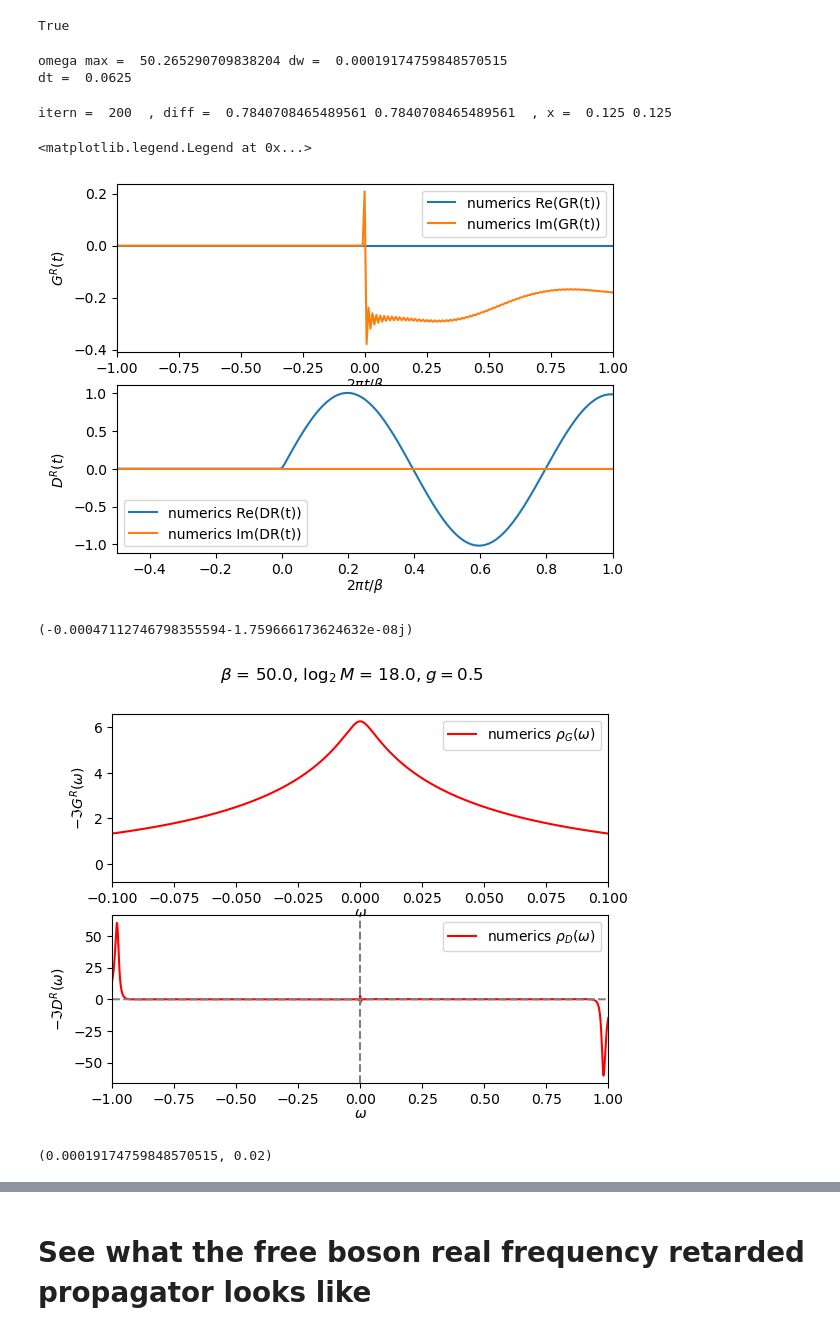
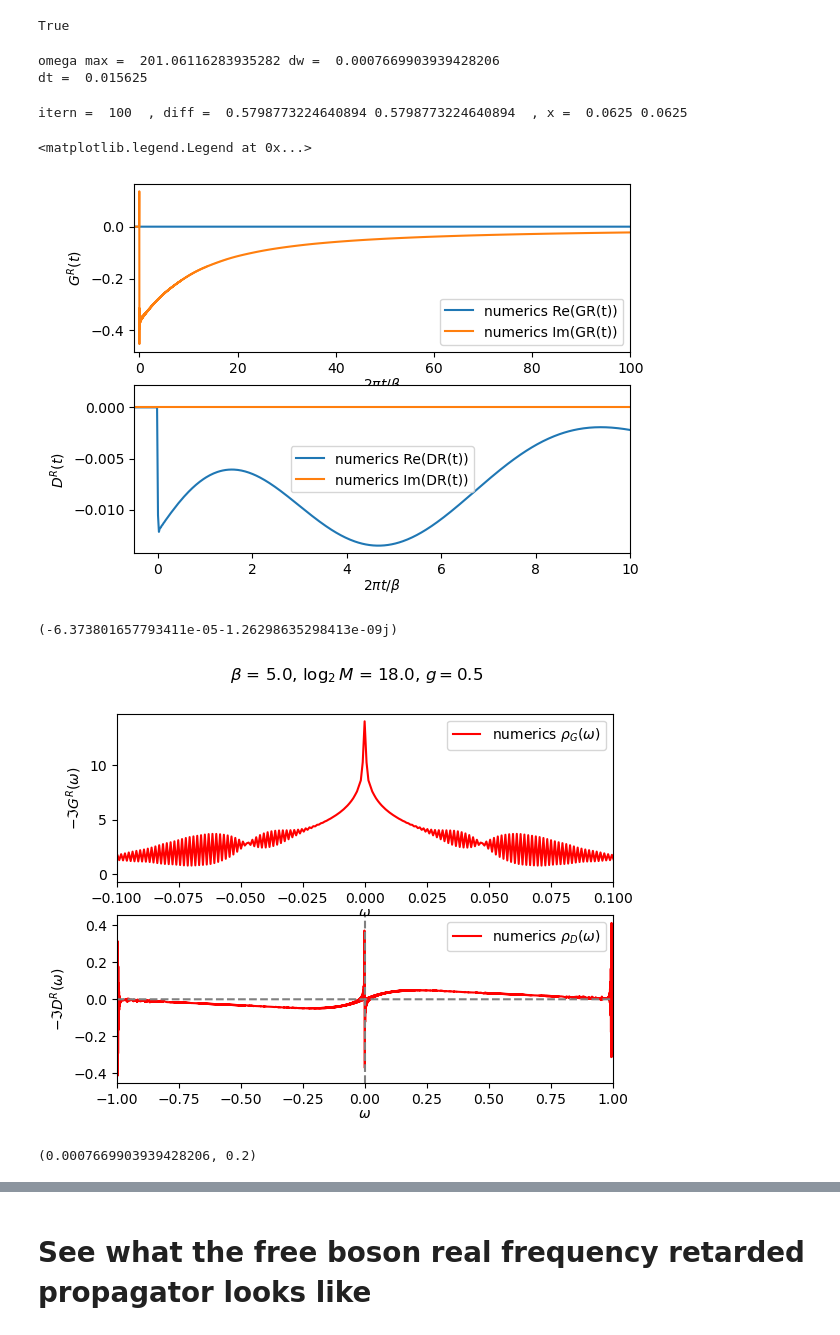
Before and after one commit to aravindhshankar/TwoSidedYSYK, a Jupyter notebook: RealTimesingleYSYK.ipynb, the cells around one changed output, grey strips where cells are left out. Drawn from its saved outputs; the diff is of its cells as text; code cells hidden in the pictures.

```diff
--- a/RealTimesingleYSYK.ipynb
+++ b/RealTimesingleYSYK.ipynb
@@ -38,17 +38,18 @@ mu = 0.
 #r = 0.
 r = 1.
 
-beta = 50.
+beta = 5.
 
 M = int(2**18) #number of points in the grid
-T = 2**14 #upper cut-off for the time
+T = 2**12 #upper cut-off for the time
 dt = (2*T)/((2*M))
 t = dt * (np.arange(2*M) - M)
 
 dw = np.pi/(M*dt)
 #eta = 1.1011011101111011111 * dw * 0.1
 #eta = dw*11.
-eta = dw*1.000001
+#eta = dw*1.000001
+eta = dw*0.01
 
 omega = dw * (np.arange(2*M) - M)
 np.testing.assert_almost_equal(dt*dw*M,np.pi,5, "Error in fundamentals")
@@ -59,18 +60,18 @@ print("dt = ", dt)
 delta = 0.420374134464041
 np.testing.assert_almost_equal(np.max(np.abs(omega)),np.pi*M/T,5,"Error in creating omega grid")
 # %% [output]
-omega max =  50.265290709838204 dw =  0.00019174759848570515
-dt =  0.0625
+omega max =  201.06116283935282 dw =  0.0007669903939428206
+dt =  0.015625
 # %%
 #GRomega = (-1j)*np.ones(2*M)
 #GRomega = time2freq((-1j)*np.ones(2*M)*np.heaviside(t,1.0),M,dt)
 #GRomega = time2freq(GRconf(t+1j*delta,J = Jot,beta = beta),M,dt)
-#GRomega = 1/(omega + 1j*eta + mu)
+GRomega = 1/(omega + 1j*eta + mu)
 #DRomega = 1/(-1.0*(omega + 1j*eta)**2 + r)
 #DRomega = -1.0*np.ones(2*M)
 #DRomega = time2freq(-1.0*np.ones(2*M)*np.heaviside(t,1.0),M,dt)
-DRomega = DconfImag(-1j*(omega+1j*eta),g,beta)
-GRomega = GconfImag(-1j*(omega+1j*eta),g,beta)
+DRomega = DconfImag(-1j*(omega),g,beta)
+#GRomega = GconfImag(-1j*(omega+1j*eta),g,beta)
 
 itern = 0
 
@@ -79,9 +80,9 @@ omegar2 = ret_omegar2(g,beta)
 diff = 1
 diffG,diffD = (0.5,0.5)
 xG,xD = (0.5,0.5)
-#xG, xD = (0.4,0.4)
 
-while (diff>err and itern<200):
+
+while (diff>err and itern<100):
     itern += 1
     diffoldG,diffoldD = (diffG,diffD)
     GRoldomega,DRoldomega = (1.0*GRomega, 1.0*DRomega)
@@ -92,21 +93,29 @@ while (diff>err and itern<200):
     SigmaOmega,PiOmega = rhotosigma(rhoG,rhoD,M,dt,t,g,kappa=1,delta=eta)
     PiOmega[M] = 1.0*r - omegar2
 
-    # if itern < 30 :
-    #     PiOmega[M] = 1.0*r - omegar2
+#     if itern < 30 :
+#         PiOmega[M] = 1.0*r - omegar2
 
     GRomega = 1.0*xG/(omega + 1j*eta + mu - SigmaOmega) + (1-xG)*GRoldomega
     DRomega = 1.0*xD/(-1.0*(omega+1j*eta)**2 + r - PiOmega) + (1-xD)*DRoldomega
-    #DRomega = 1.0*xD/(-1.0*(omega+1j*eta)**2  - PiOmega) + (1-xD)*DRoldomega
 
     GRt = (0.5/np.pi) * freq2time(GRomega,M,dt)
     DRt = (0.5/np.pi) * freq2time(DRomega,M,dt)
-    GRt = GRt - np.real(GRt) # make G(t) purely imaginary
-    DRt = DRt - np.imag(DRt) # make D(t) purely real
-    GRt[:M] = 0
-    DRt[:M] = 0
+    #GRt = GRt - np.real(GRt) # make G(t) purely imaginary
+    #DRt = DRt - np.imag(DRt) # make D(t) purely real
+    #GRt[:M] = 0
+    #DRt[:M] = 0
     #GRt[M] = -1j
     #DRt[M] = 0
+
+    if itern > 40 :
+        #GRt = GRt - np.real(GRt) # make G(t) purely imaginary
+        #DRt = DRt - np.imag(DRt) # make D(t) purely real
+        GRt[:M] = 0
+        DRt[:M] = 0
+        #GRt[M] = -1j
+        #DRt[M] = 0
+
 
     GRomega = time2freq(GRt,M,dt)
     DRomega = time2freq(DRt,M,dt)
@@ -129,35 +138,35 @@ while (diff>err and itern<200):
 
     print("itern = ",itern, " , diff = ", diffG, diffD, " , x = ", xG, xD, end = '\r')
 # %% [output]
-itern =  200  , diff =  0.7840708465489561 0.7840708465489561  , x =  0.125 0.125
+itern =  100  , diff =  0.5798773224640894 0.5798773224640894  , x =  0.0625 0.0625
 # %%
 GRt = (0.5/np.pi) * freq2time(GRomega,M,dt)
 DRt = (0.5/np.pi) * freq2time(DRomega,M,dt)
 # %%
 fig, ax = plt.subplots(2)
 
 ax[0].plot(2*np.pi*t/beta, np.real(GRt), label = r'numerics Re(GR(t))')
 ax[0].plot(2*np.pi*t/beta, np.imag(GRt), label = r'numerics Im(GR(t))')
 #ax[0].plot(tau/beta, np.real(Gconftau), 'b--', label = 'analytical Gtau' )
 #ax[0].set_ylim(-1,1)
-ax[0].set_xlim(-1,1)
+ax[0].set_xlim(-1,100)
 ax[0].set_xlabel(r'$2\pi t/\beta$',labelpad = 0)
 ax[0].set_ylabel(r'${G^R(t)}$')
 ax[0].legend()
 
 ax[1].plot(2*np.pi*t/beta, np.real(DRt),'-',label = 'numerics Re(DR(t))')
 ax[1].plot(2*np.pi*t/beta, np.imag(DRt), label = 'numerics Im(DR(t))')
 #ax[1].plot(tau/beta, np.real(Dconftau), 'b--', label = 'analytical Dtau' )
 #ax[1].plot(tau/beta, np.real(FreeDtau), 'g-.', label = 'Free D Dtau' )
 #ax[1].set_ylim(0,1)
 ax[1].set_xlabel(r'$2\pi t/\beta$',labelpad = 0)
 ax[1].set_ylabel(r'${D^R(t)}$')
 #ax[1].set_xlim(0,beta/(2*np.pi))
-ax[1].set_xlim(-0.5,1)
+ax[1].set_xlim(-0.5,10)
 ax[1].legend()
 # %% [output]
 <matplotlib.legend.Legend at 0x...>
-[figure, old version]
+[figure, new version]
 # %%
 fig, ax = plt.subplots(2)
 titlestring = r'$\beta$ = ' + str(beta) + r', $\log_2{M}$ = ' + str(np.log2(M)) + r', $g = $' + str(g)
@@ -185,10 +194,10 @@ ax[1].axvline([0], ls = '--', c = 'gray')
 
 print(DRomega[-1])
 # %% [output]
-(-0.00047112746798355594-1.759666173624632e-08j)
+(-6.373801657793411e-05-1.26298635298413e-09j)
-[figure, old version]
+[figure, new version]
 # %%
 dw, 1/beta
 # %% [output]
-(0.00019174759848570515, 0.02)
+(0.0007669903939428206, 0.2)
 # %%
```
Also changed, not shown: parts of 4 cells of this notebook, 1 other file.
